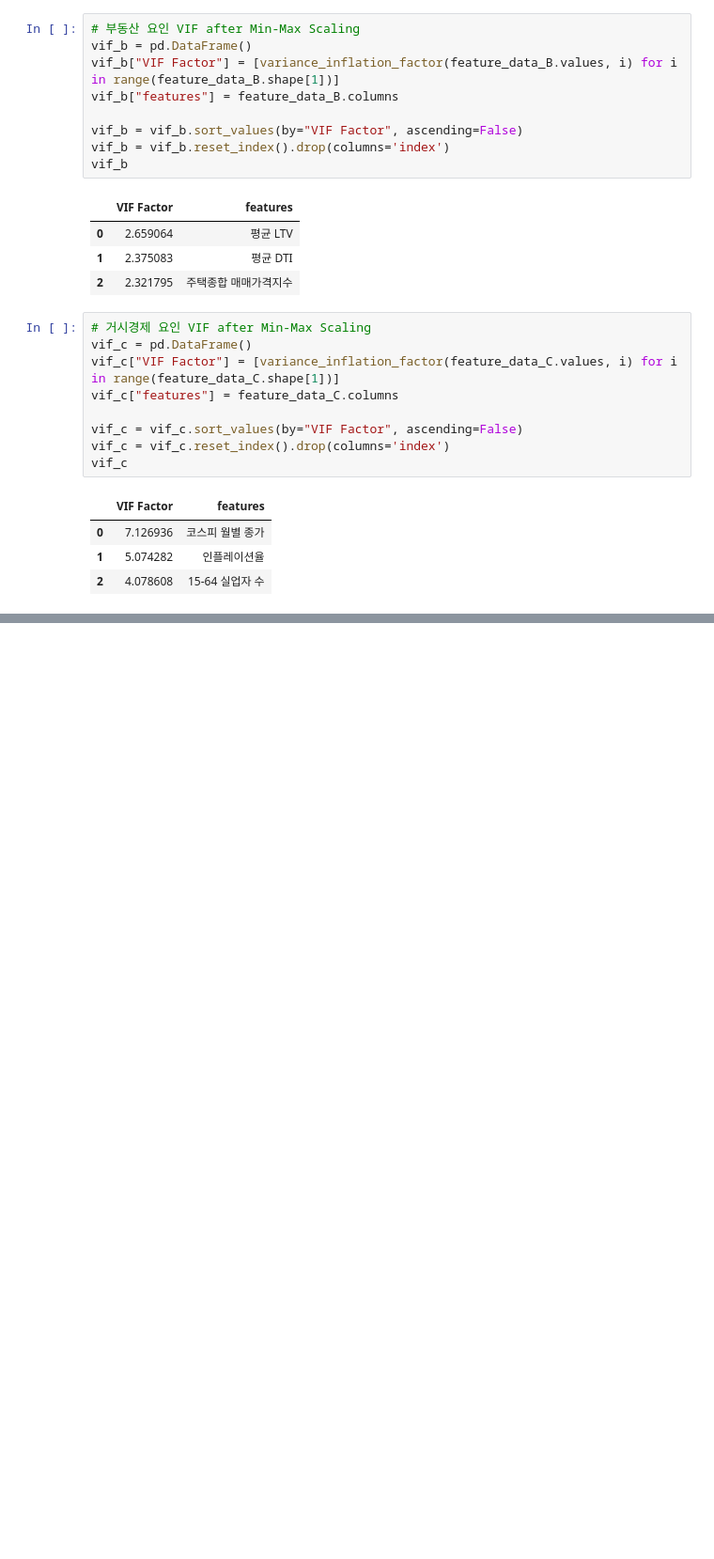
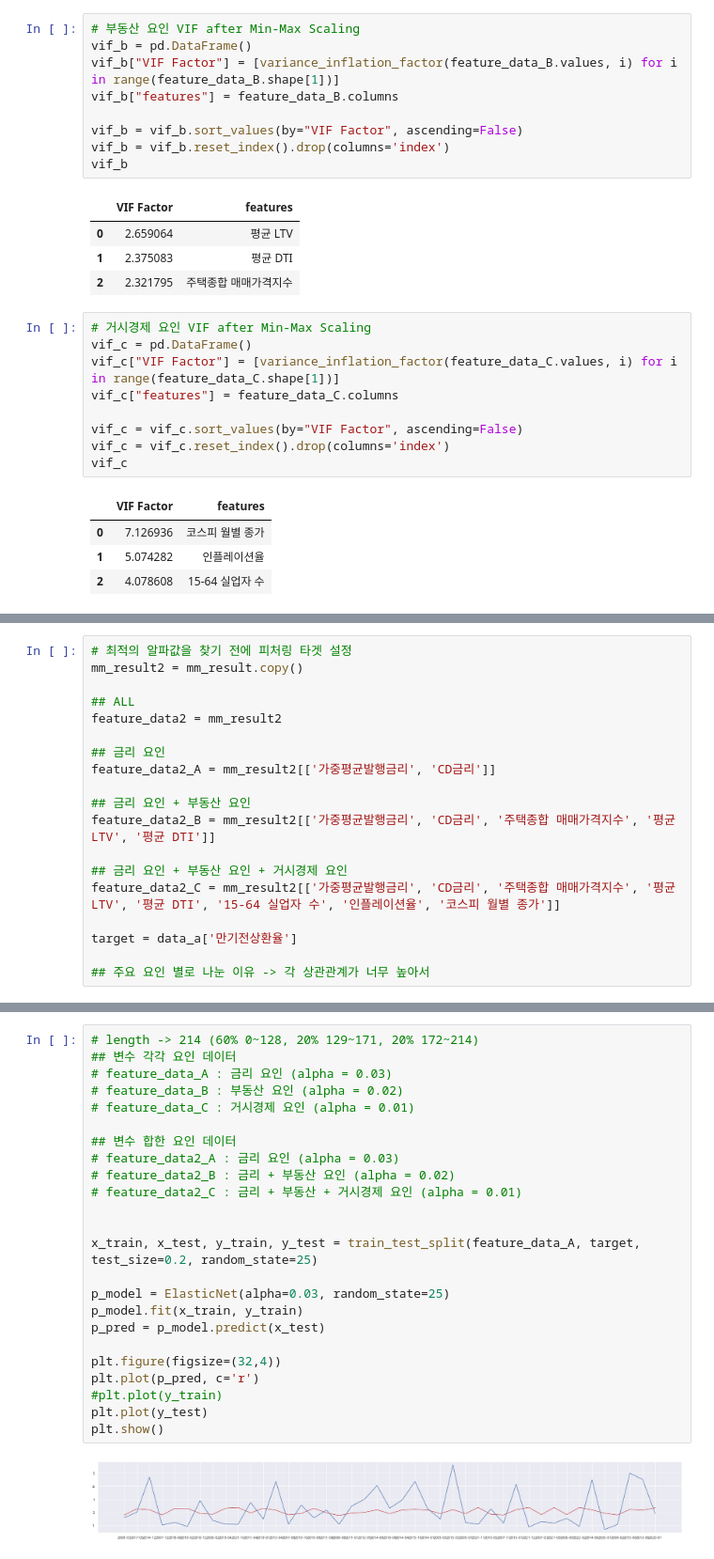
Before and after one commit to xxuvny/Project1_human, a Jupyter notebook: 02_분석.ipynb, the cells around one changed output, grey strips where cells are left out. Shown: that part at 94% size. Cells and saved outputs as stored; diff of their text form; blank space fills up the shorter version.

```diff
--- a/02_분석.ipynb
+++ b/02_분석.ipynb
@@ -273,0 +312,19 @@ vif_c
+# %%
+# 최적의 알파값을 찾기 전에 피처링 타겟 설정
+mm_result2 = mm_result.copy()
+
+## ALL
+feature_data2 = mm_result2
+
+## 금리 요인
+feature_data2_A = mm_result2[['가중평균발행금리', 'CD금리']]
+
+## 금리 요인 + 부동산 요인
+feature_data2_B = mm_result2[['가중평균발행금리', 'CD금리', '주택종합 매매가격지수', '평균 LTV', '평균 DTI']]
+
+## 금리 요인 + 부동산 요인 + 거시경제 요인
+feature_data2_C = mm_result2[['가중평균발행금리', 'CD금리', '주택종합 매매가격지수', '평균 LTV', '평균 DTI', '15-64 실업자 수', '인플레이션율', '코스피 월별 종가']]
+
+target = data_a['만기전상환율']
+
+## 주요 요인 별로 나눈 이유 -> 각 상관관계가 너무 높아서
@@ -326,0 +564,26 @@ print(coeff_df.sort_values(by=sort_column, ascending=False))
+# %%
+# length -> 214 (60% 0~128, 20% 129~171, 20% 172~214)
+## 변수 각각 요인 데이터
+# feature_data_A : 금리 요인 (alpha = 0.03)
+# feature_data_B : 부동산 요인 (alpha = 0.02)
+# feature_data_C : 거시경제 요인 (alpha = 0.01)
+
+## 변수 합한 요인 데이터
+# feature_data2_A : 금리 요인 (alpha = 0.03)
+# feature_data2_B : 금리 + 부동산 요인 (alpha = 0.02)
+# feature_data2_C : 금리 + 부동산 + 거시경제 요인 (alpha = 0.01)
+
+
+x_train, x_test, y_train, y_test = train_test_split(feature_data_A, target, test_size=0.2, random_state=25)
+
+p_model = ElasticNet(alpha=0.03, random_state=25)
+p_model.fit(x_train, y_train)
+p_pred = p_model.predict(x_test)
+
+plt.figure(figsize=(32,4))
+plt.plot(p_pred, c='r')
+#plt.plot(y_train)
+plt.plot(y_test)
+plt.show()
+# %% [output]
+[figure, added]
```
Also changed, not shown: parts of 19 cells of this notebook, 2 other files.
